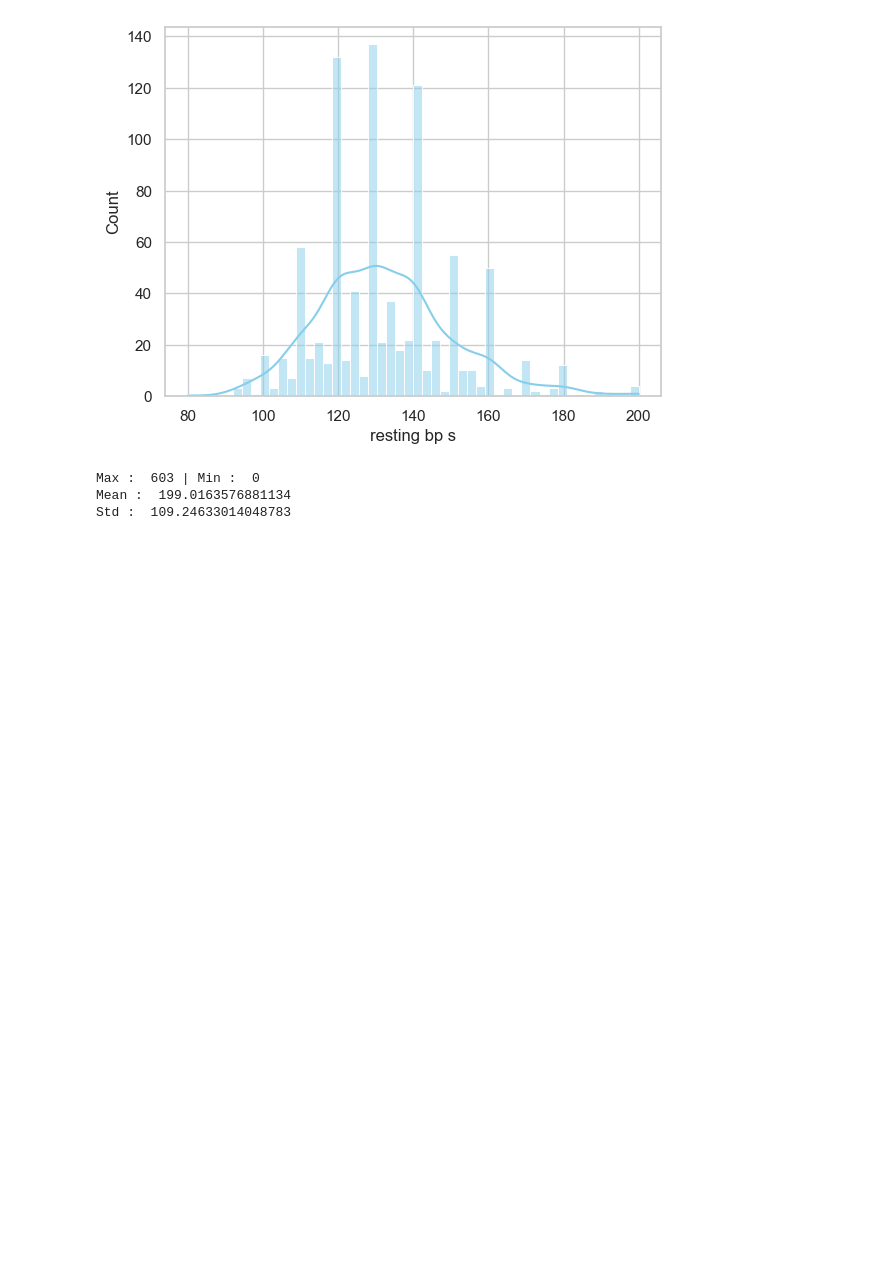
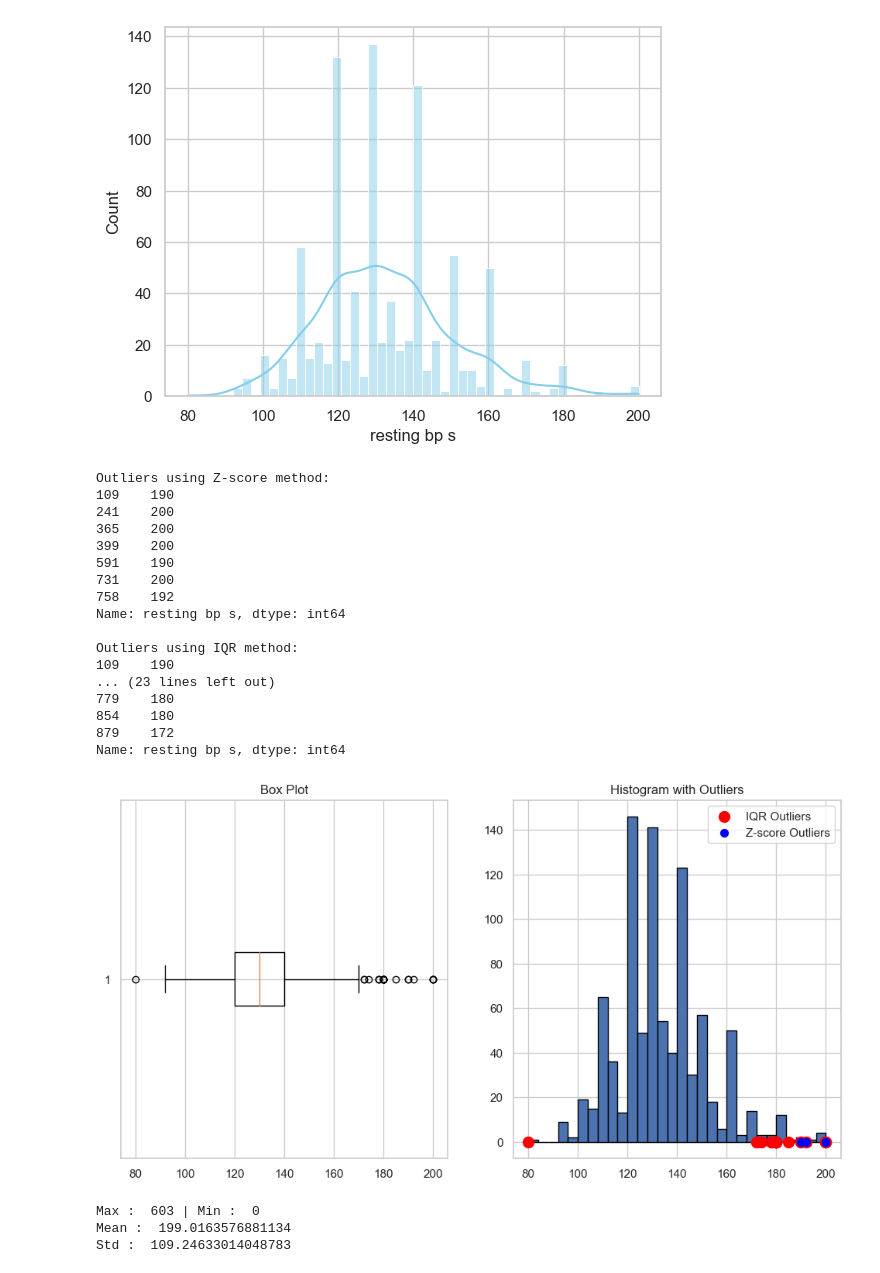
Before and after one commit to pauljo13/Heart-Disease-AI-kaggle, a Jupyter notebook: hd.ipynb, the cells around one changed output. Cells and saved outputs as stored; diff of their text form; code cells hidden in the pictures; blank space fills up the shorter version.

```diff
--- a/hd.ipynb
+++ b/hd.ipynb
@@ -291,6 +372,27 @@ Max :  200 | Min :  80
 Mean :  132.54089422028352
 Std :  17.99974879939768
 [figure]
+# %%
+detect_outliers(df, "resting bp s")
+# %% [output]
+Outliers using Z-score method:
+109    190
+241    200
+365    200
+399    200
+591    190
+731    200
+758    192
+Name: resting bp s, dtype: int64
+
+Outliers using IQR method:
+109    190
+... (23 lines left out)
+779    180
+854    180
+879    172
+Name: resting bp s, dtype: int64
+[figure, added]
 # %%
 # cholesterol
 checkOutlier(df,"cholesterol")
```
Also changed, not shown: parts of 12 cells of this notebook, 1 other file.
